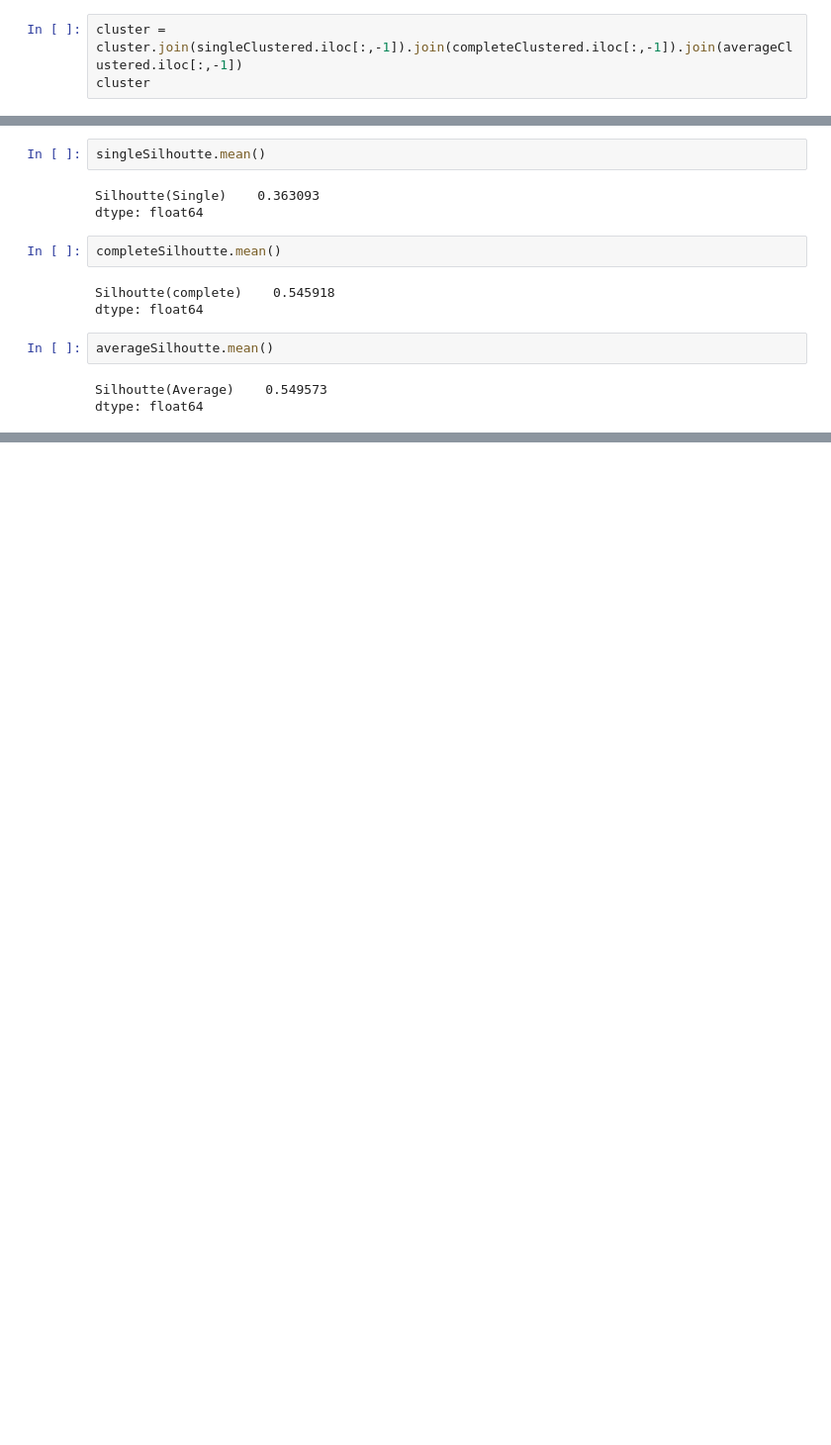
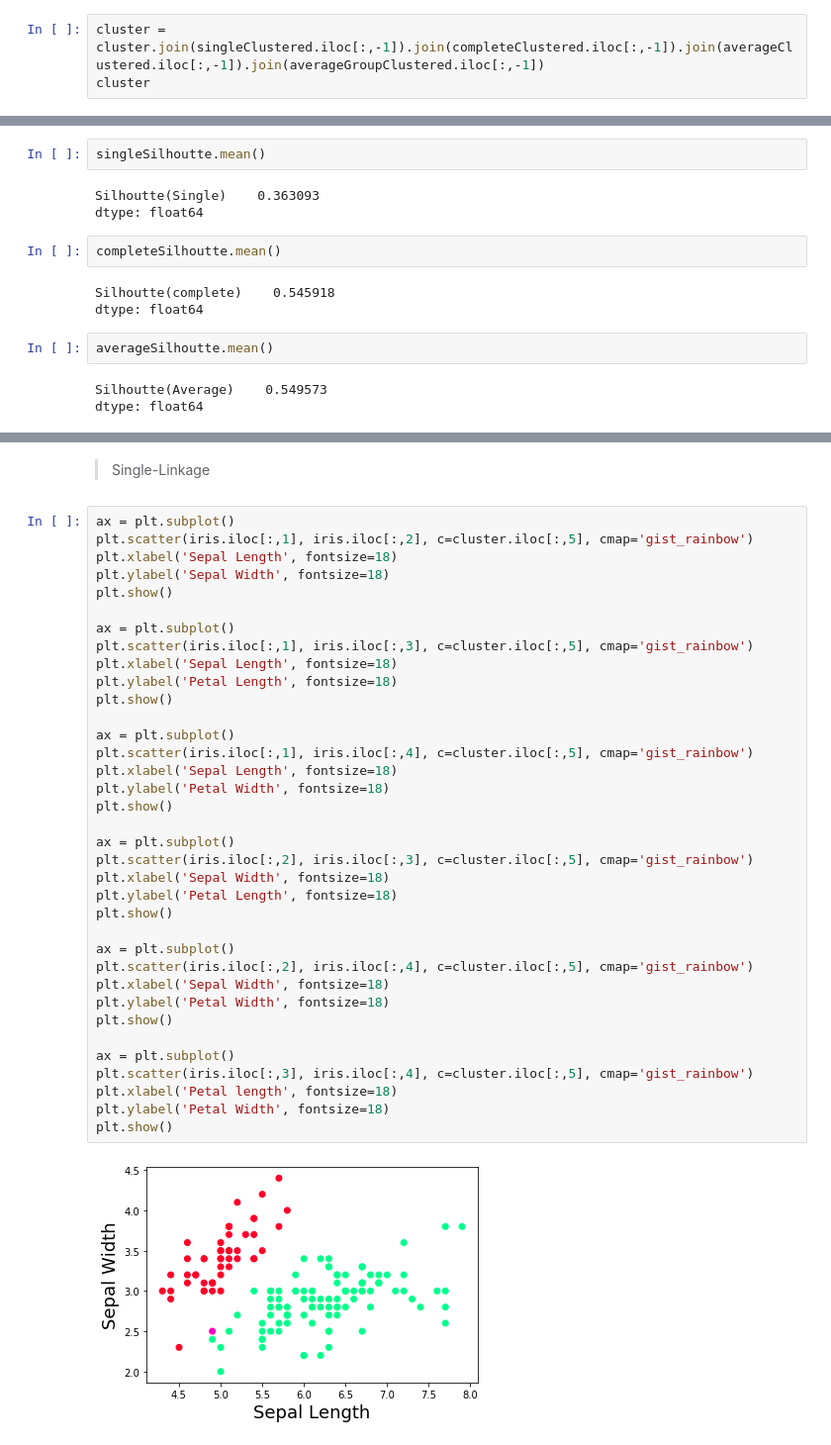
Before and after one commit to akmalamka/myKMeansAndmyAgglomerative, a Jupyter notebook: Tubes2B(verNurdin).ipynb, the cells around one changed output, grey strips where cells are left out. Shown at 99% size. Cells and saved outputs as stored; diff of their text form; blank space fills up the shorter version.

```diff
--- a/Tubes2B(verNurdin).ipynb
+++ b/Tubes2B(verNurdin).ipynb
@@ -65,5 +72,5 @@ accuracy
 # %%
-cluster = cluster.join(singleClustered.iloc[:,-1]).join(completeClustered.iloc[:,-1]).join(averageClustered.iloc[:,-1])
+cluster = cluster.join(singleClustered.iloc[:,-1]).join(completeClustered.iloc[:,-1]).join(averageClustered.iloc[:,-1]).join(averageGroupClustered.iloc[:,-1])
 cluster
 # %% [output]
 |  | SepalLengthCm | SepalWidthCm | PetalLengthCm | PetalWidthCm | Species | Cluster(Single-Lingkage) | ... |
@@ -158,0 +233,40 @@ dtype: float64
+# %% [markdown]
+> Single-Linkage
+# %%
+ax = plt.subplot()
+plt.scatter(iris.iloc[:,1], iris.iloc[:,2], c=cluster.iloc[:,5], cmap='gist_rainbow')
+plt.xlabel('Sepal Length', fontsize=18)
+plt.ylabel('Sepal Width', fontsize=18)
+plt.show()
+
+ax = plt.subplot()
+plt.scatter(iris.iloc[:,1], iris.iloc[:,3], c=cluster.iloc[:,5], cmap='gist_rainbow')
+plt.xlabel('Sepal Length', fontsize=18)
+plt.ylabel('Petal Length', fontsize=18)
+plt.show()
+
+ax = plt.subplot()
+plt.scatter(iris.iloc[:,1], iris.iloc[:,4], c=cluster.iloc[:,5], cmap='gist_rainbow')
+plt.xlabel('Sepal Length', fontsize=18)
+plt.ylabel('Petal Width', fontsize=18)
+plt.show()
+
+ax = plt.subplot()
+plt.scatter(iris.iloc[:,2], iris.iloc[:,3], c=cluster.iloc[:,5], cmap='gist_rainbow')
+plt.xlabel('Sepal Width', fontsize=18)
+plt.ylabel('Petal Length', fontsize=18)
+plt.show()
+
+ax = plt.subplot()
+plt.scatter(iris.iloc[:,2], iris.iloc[:,4], c=cluster.iloc[:,5], cmap='gist_rainbow')
+plt.xlabel('Sepal Width', fontsize=18)
+plt.ylabel('Petal Width', fontsize=18)
+plt.show()
+
+ax = plt.subplot()
+plt.scatter(iris.iloc[:,3], iris.iloc[:,4], c=cluster.iloc[:,5], cmap='gist_rainbow')
+plt.xlabel('Petal length', fontsize=18)
+plt.ylabel('Petal Width', fontsize=18)
+plt.show()
+# %% [output]
+[figure, added]
```
Also changed, not shown: parts of 19 cells of this notebook, 2 other files.
